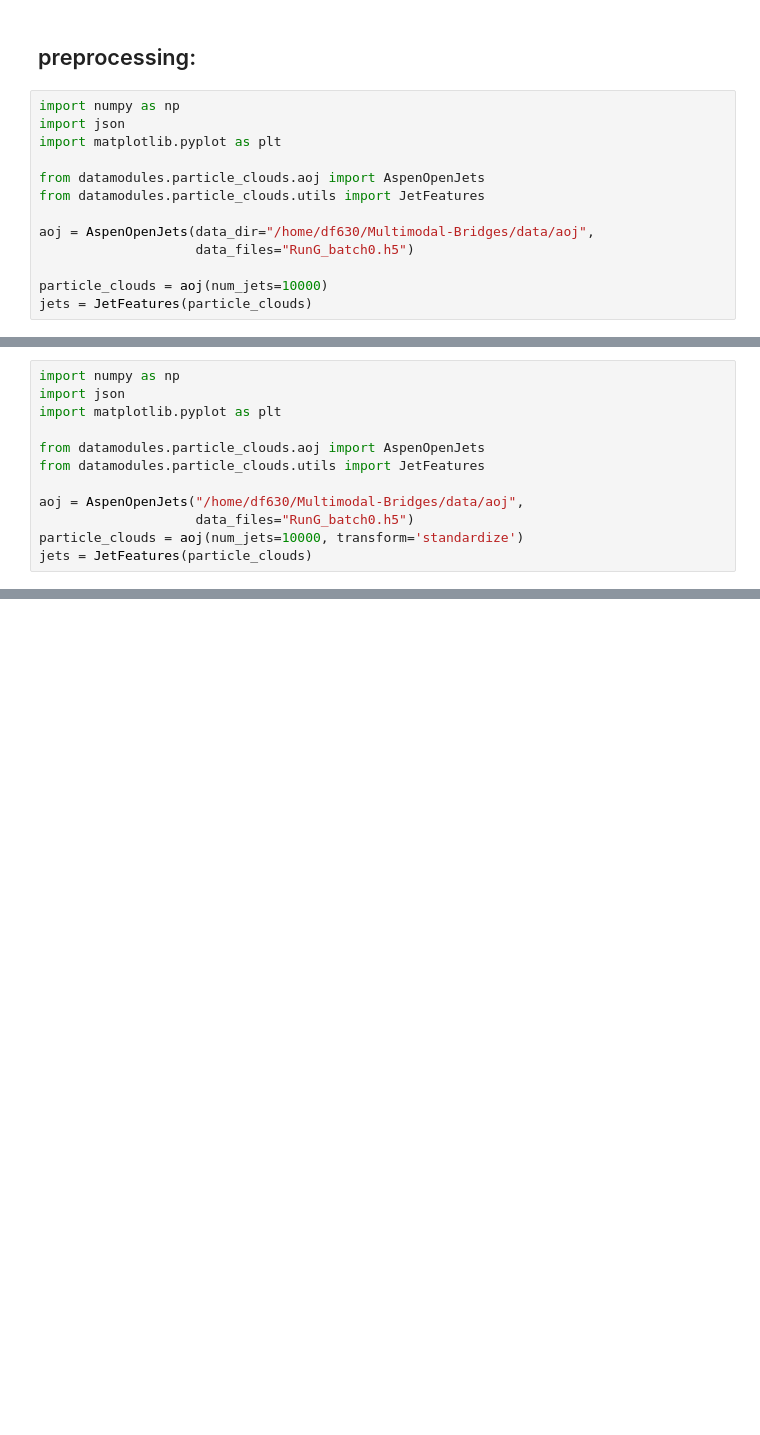
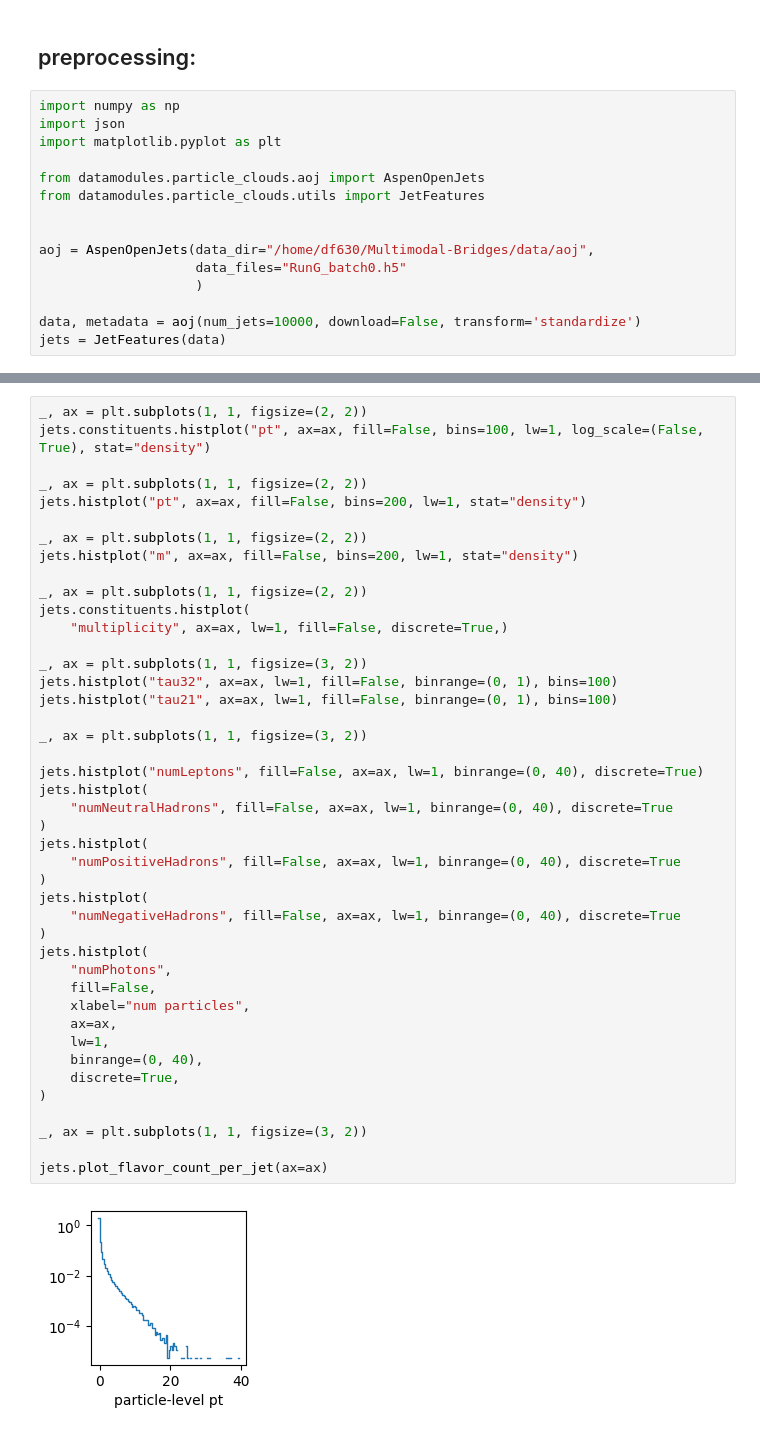
Before and after one commit to dfaroughy/Multimodal-Bridges, a Jupyter notebook: notebooks/data.ipynb, the cells around one changed output, grey strips where cells are left out. Saved outputs shown, nothing was run; the diff lists cells and outputs as text; blank space fills up the shorter version.

```diff
--- a/notebooks/data.ipynb
+++ b/notebooks/data.ipynb
@@ -150,9 +134,11 @@ import matplotlib.pyplot as plt
 from datamodules.particle_clouds.aoj import AspenOpenJets
 from datamodules.particle_clouds.utils import JetFeatures
 
+
 aoj = AspenOpenJets(data_dir="/home/df630/Multimodal-Bridges/data/aoj",
-                    data_files="RunG_batch0.h5")
+                    data_files="RunG_batch0.h5"
+                    )
 
-particle_clouds = aoj(num_jets=10000)
-jets = JetFeatures(particle_clouds)
+data, metadata = aoj(num_jets=10000, download=False, transform='standardize')
+jets = JetFeatures(data)
 # %% [output]
@@ -186,12 +148,0 @@ jets.histplot("pt", ax=ax, fill=False, bins=100, lw=1)
-# %%
-import numpy as np
-import json
-import matplotlib.pyplot as plt
-
-from datamodules.particle_clouds.aoj import AspenOpenJets
-from datamodules.particle_clouds.utils import JetFeatures
-
-aoj = AspenOpenJets("/home/df630/Multimodal-Bridges/data/aoj",
-                    data_files="RunG_batch0.h5")
-particle_clouds = aoj(num_jets=10000, transform='standardize')
-jets = JetFeatures(particle_clouds)
@@ -233,0 +149,45 @@ EncoderConfig(name='MultiModalEPiC', num_blocks=12, dim_hidden_local=128, dim_hi
+# %%
+_, ax = plt.subplots(1, 1, figsize=(2, 2))
+jets.constituents.histplot("pt", ax=ax, fill=False, bins=100, lw=1, log_scale=(False, True), stat="density")
+
+_, ax = plt.subplots(1, 1, figsize=(2, 2))
+jets.histplot("pt", ax=ax, fill=False, bins=200, lw=1, stat="density")
+
+_, ax = plt.subplots(1, 1, figsize=(2, 2))
+jets.histplot("m", ax=ax, fill=False, bins=200, lw=1, stat="density")
+
+_, ax = plt.subplots(1, 1, figsize=(2, 2))
+jets.constituents.histplot(
+    "multiplicity", ax=ax, lw=1, fill=False, discrete=True,)
+
+_, ax = plt.subplots(1, 1, figsize=(3, 2))
+jets.histplot("tau32", ax=ax, lw=1, fill=False, binrange=(0, 1), bins=100)
+jets.histplot("tau21", ax=ax, lw=1, fill=False, binrange=(0, 1), bins=100)
+
+_, ax = plt.subplots(1, 1, figsize=(3, 2))
+
+jets.histplot("numLeptons", fill=False, ax=ax, lw=1, binrange=(0, 40), discrete=True)
+jets.histplot(
+    "numNeutralHadrons", fill=False, ax=ax, lw=1, binrange=(0, 40), discrete=True
+)
+jets.histplot(
+    "numPositiveHadrons", fill=False, ax=ax, lw=1, binrange=(0, 40), discrete=True
+)
+jets.histplot(
+    "numNegativeHadrons", fill=False, ax=ax, lw=1, binrange=(0, 40), discrete=True
+)
+jets.histplot(
+    "numPhotons",
+    fill=False,
+    xlabel="num particles",
+    ax=ax,
+    lw=1,
+    binrange=(0, 40),
+    discrete=True,
+)
+
+_, ax = plt.subplots(1, 1, figsize=(3, 2))
+
+jets.plot_flavor_count_per_jet(ax=ax)
+# %% [output]
+[figure, added]
```
Also changed, not shown: parts of 23 cells of this notebook, 9 other files.
